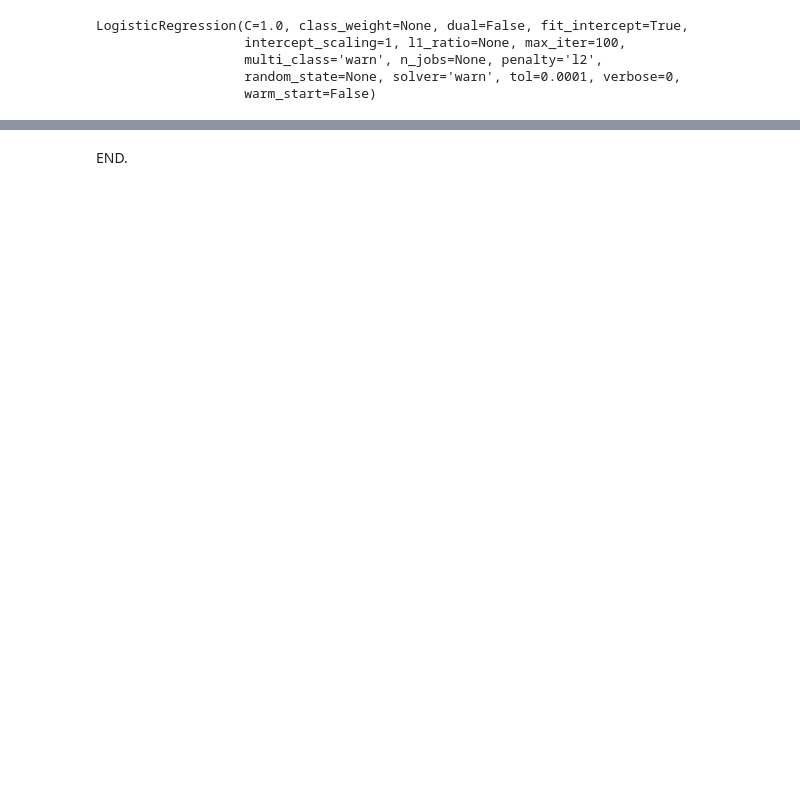
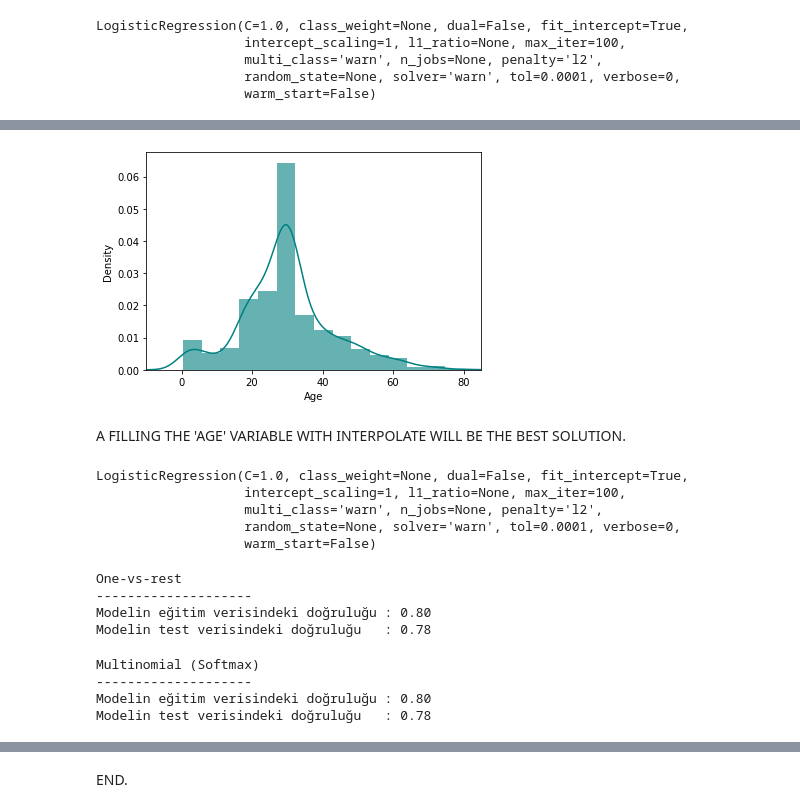
Before and after one commit to mehmetfatihdata/BOOTCAMP_2, a Jupyter notebook: WORK_CLASSİFİCATİON_2.ipynb, the cells around one changed output, grey strips where cells are left out. Cells and saved outputs as stored; diff of their text form; code cells hidden in the pictures; blank space fills up the shorter version.

```diff
--- a/WORK_CLASSİFİCATİON_2.ipynb
+++ b/WORK_CLASSİFİCATİON_2.ipynb
@@ -135,0 +163,10 @@ display(dogruluk_değerleri)
+# %%
+ax = titanic['Age_mean'].hist(bins=15, density=True, stacked=True, color='teal', alpha=0.6)
+titanic['Age_mean'].plot(kind='density', color='teal')
+ax.set(xlabel='Age')
+plt.xlim(-10,85)
+plt.show()
+# %% [output]
+[figure, added]
+# %% [markdown]
+A FILLING THE 'AGE' VARIABLE WITH INTERPOLATE WILL BE THE BEST SOLUTION.
@@ -135,0 +184,32 @@ display(dogruluk_değerleri)
+# %%
+log_reg.fit(X_eğitim, y_eğitim)
+# %% [output]
+LogisticRegression(C=1.0, class_weight=None, dual=False, fit_intercept=True,
+                   intercept_scaling=1, l1_ratio=None, max_iter=100,
+                   multi_class='warn', n_jobs=None, penalty='l2',
+                   random_state=None, solver='warn', tol=0.0001, verbose=0,
+                   warm_start=False)
+# %%
+egitim_dogruluk = log_reg.score(X_eğitim, y_eğitim)
+test_dogruluk = log_reg.score(X_test, y_test)
+print('One-vs-rest', '-'*20,
+      'Modelin eğitim verisindeki doğruluğu : {:.2f}'.format(egitim_dogruluk),
+      'Modelin test verisindeki doğruluğu   : {:.2f}'.format(test_dogruluk), sep='\n')
+# %% [output]
+One-vs-rest
+--------------------
+Modelin eğitim verisindeki doğruluğu : 0.80
+Modelin test verisindeki doğruluğu   : 0.78
+# %%
+log_reg_mnm = LogisticRegression(multi_class='multinomial', solver='lbfgs')
+log_reg_mnm.fit(X_eğitim, y_eğitim)
+egitim_dogruluk = log_reg_mnm.score(X_eğitim, y_eğitim)
+test_dogruluk = log_reg_mnm.score(X_test, y_test)
+print('Multinomial (Softmax)', '-'*20,
+      'Modelin eğitim verisindeki doğruluğu : {:.2f}'.format(egitim_dogruluk),
+      'Modelin test verisindeki doğruluğu   : {:.2f}'.format(test_dogruluk), sep='\n')
+# %% [output]
+Multinomial (Softmax)
+--------------------
+Modelin eğitim verisindeki doğruluğu : 0.80
+Modelin test verisindeki doğruluğu   : 0.78
```
Also changed, not shown: parts of 28 cells of this notebook.
